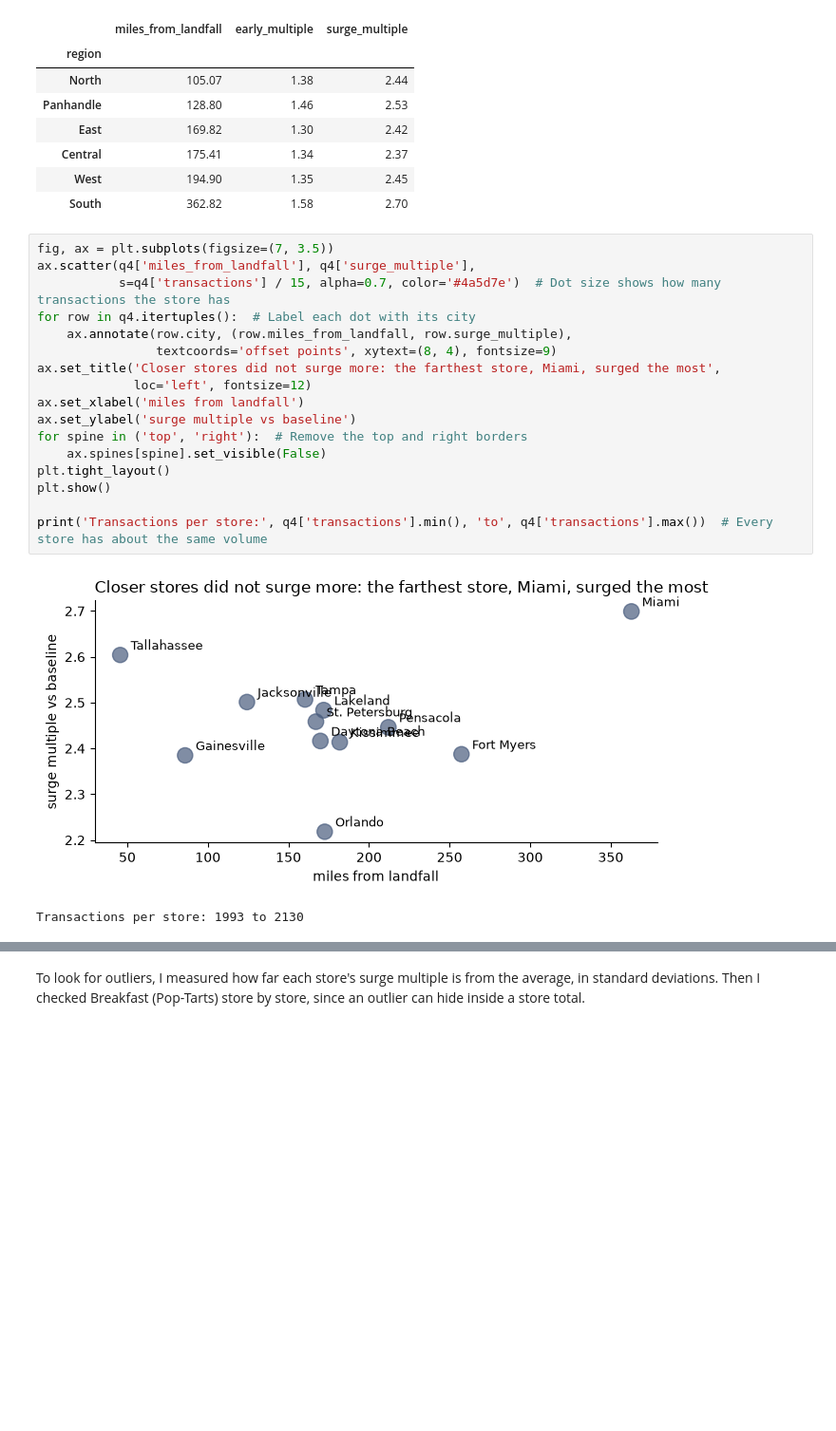
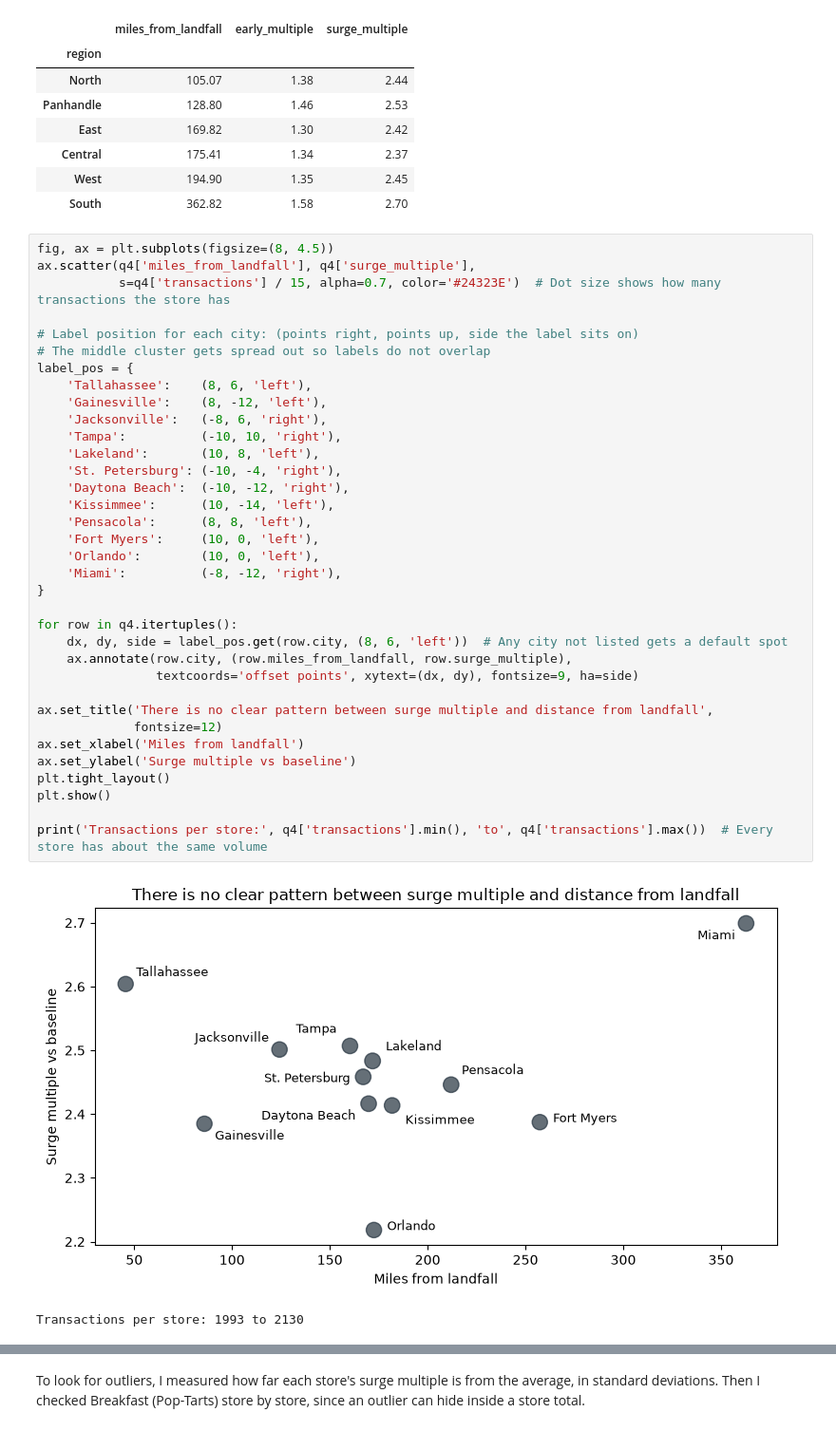
Before and after one commit to eviemcmahan/walmart-hurricane-project, a Jupyter notebook: notebooks/team_notebook.ipynb, the cells around one changed output, grey strips where cells are left out. Shown at 95% size. Saved outputs shown, nothing was run; the diff lists cells and outputs as text; blank space fills up the shorter version.

```diff
--- a/notebooks/team_notebook.ipynb
+++ b/notebooks/team_notebook.ipynb
@@ -1753,24 +1759,42 @@ By region, closest first:
 | West | 194.90 | 1.35 | 2.45 |
 | South | 362.82 | 1.58 | 2.70 |
 # %%
-fig, ax = plt.subplots(figsize=(7, 3.5))
+fig, ax = plt.subplots(figsize=(8, 4.5))
 ax.scatter(q4['miles_from_landfall'], q4['surge_multiple'],
-           s=q4['transactions'] / 15, alpha=0.7, color='#4a5d7e')  # Dot size shows how many transactions the store has
-for row in q4.itertuples():  # Label each dot with its city
+           s=q4['transactions'] / 15, alpha=0.7, color='#24323E')  # Dot size shows how many transactions the store has
+
+# Label position for each city: (points right, points up, side the label sits on)
+# The middle cluster gets spread out so labels do not overlap
+label_pos = {
+    'Tallahassee':    (8, 6, 'left'),
+    'Gainesville':    (8, -12, 'left'),
+    'Jacksonville':   (-8, 6, 'right'),
+    'Tampa':          (-10, 10, 'right'),
+    'Lakeland':       (10, 8, 'left'),
+    'St. Petersburg': (-10, -4, 'right'),
+    'Daytona Beach':  (-10, -12, 'right'),
+    'Kissimmee':      (10, -14, 'left'),
+    'Pensacola':      (8, 8, 'left'),
+    'Fort Myers':     (10, 0, 'left'),
+    'Orlando':        (10, 0, 'left'),
+    'Miami':          (-8, -12, 'right'),
+}
+
+for row in q4.itertuples():
+    dx, dy, side = label_pos.get(row.city, (8, 6, 'left'))  # Any city not listed gets a default spot
     ax.annotate(row.city, (row.miles_from_landfall, row.surge_multiple),
-                textcoords='offset points', xytext=(8, 4), fontsize=9)
-ax.set_title('Closer stores did not surge more: the farthest store, Miami, surged the most',
-             loc='left', fontsize=12)
-ax.set_xlabel('miles from landfall')
-ax.set_ylabel('surge multiple vs baseline')
-for spine in ('top', 'right'):  # Remove the top and right borders
-    ax.spines[spine].set_visible(False)
+                textcoords='offset points', xytext=(dx, dy), fontsize=9, ha=side)
+
+ax.set_title('There is no clear pattern between surge multiple and distance from landfall',
+             fontsize=12)
+ax.set_xlabel('Miles from landfall')
+ax.set_ylabel('Surge multiple vs baseline')
 plt.tight_layout()
 plt.show()
 
 print('Transactions per store:', q4['transactions'].min(), 'to', q4['transactions'].max())  # Every store has about the same volume
 # %% [output]
-[figure, old version]
+[figure, new version]
 Transactions per store: 1993 to 2130
 # %%
 fig, ax = plt.subplots(figsize=(8, 4))
```
Also changed, not shown: parts of 43 cells of this notebook.
